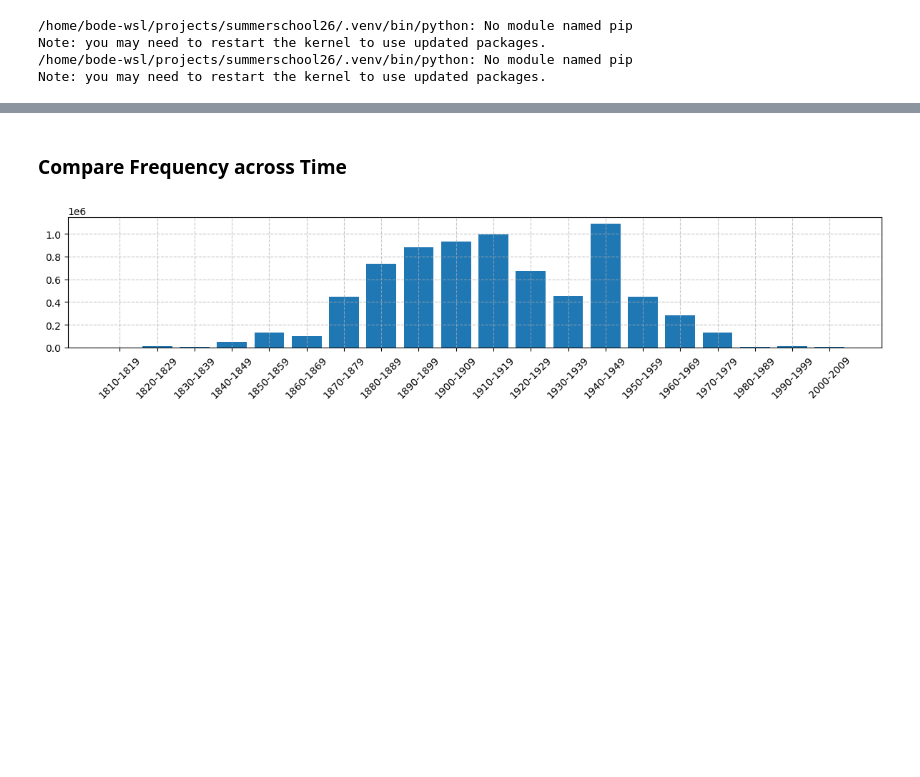
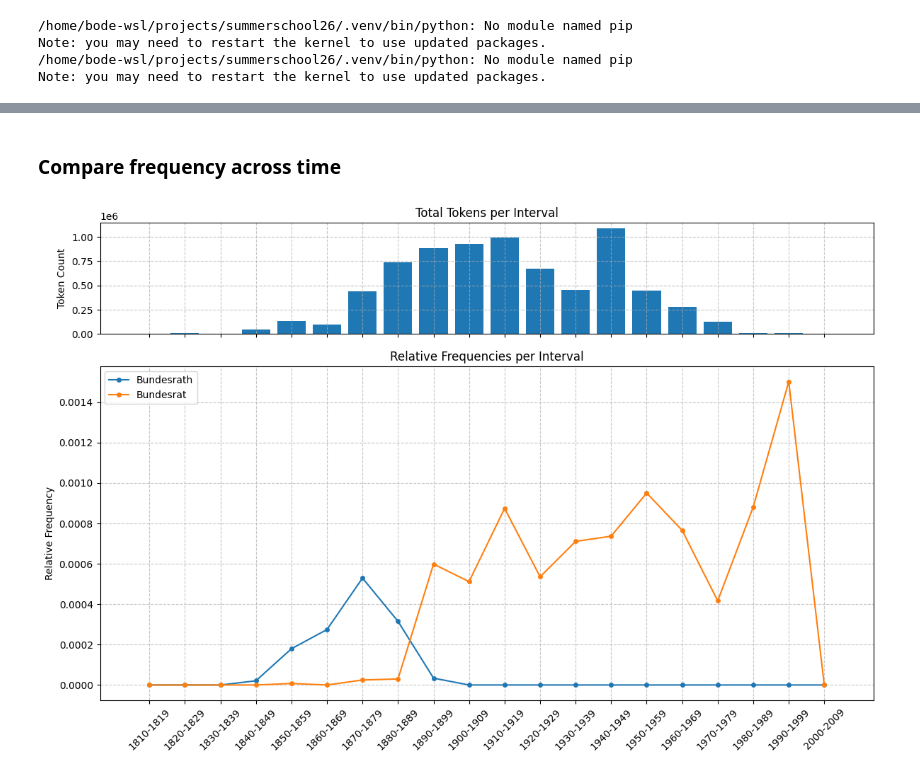
Before and after one commit to zentralbibliothek-zuerich/zblab-summerschool-2026, a Jupyter notebook: notebooks/03_frequency_and_keyness.ipynb, the cells around one changed output, grey strips where cells are left out. Saved outputs shown, nothing was run; the diff lists cells and outputs as text; code cells hidden in the pictures; blank space fills up the shorter version.

```diff
--- a/notebooks/03_frequency_and_keyness.ipynb
+++ b/notebooks/03_frequency_and_keyness.ipynb
@@ -161,7 +167,7 @@ AssertionError: ❌ Cancelled.
 # %%
-if "lemmas" not in raw_df.columns:
+if "lemmas" not in raw_df.columns or raw_df["lemmas"].isna().all():
     raw_df = raw_df.join(lemma_df)
 
-if "tokens" not in raw_df.columns:
+if "tokens" not in raw_df.columns or raw_df["tokens"].isna().all():
     raw_df = raw_df.join(wordform_df)
 # %% [markdown]
@@ -169,16 +174,0 @@ if "tokens" not in raw_df.columns:
-# %%
-from collections import Counter
-
-
-
-def count_tokens(df, column: str) -> Counter:
-    counter = Counter()
-    for doc in tqdm(df[column], desc="Counting Tokens", leave=False):
-        for sentence in doc:
-            for token in sentence:
-                counter[token] += 1
-    return counter
-
-lemma_c = count_tokens(raw_df, "lemmas")
-
-lemma_c.most_common(10)
@@ -195,0 +175,16 @@ lemma_c.most_common(10)
+# %%
+from collections import Counter
+
+def count_tokens(df, column: Literal["lemmas", "tokens"], show_progress: bool = True) -> Counter:
+
+    counter = Counter()
+    for doc in tqdm(df[column], desc="Counting Tokens", leave=False, disable=not show_progress):
+        for sentence in doc:
+            for token in sentence:
+                counter[token] += 1
+    return counter
+
+# ⬇️⬇️⬇️
+c = count_tokens(raw_df, "lemmas") # or "tokens")
+c.most_common(10)
+# ⬆️⬆️⬆️
@@ -196,3 +202,3 @@ lemma_c.most_common(10)
 # %% [markdown]
-### Compare Frequency across Time
+### Compare frequency across time
 # %%
@@ -288,7 +315,7 @@ class FrequencyAnalysisDiachronic:
 # %%
-fa_diachron = FrequencyAnalysisDiachronic(raw_df, "lemmas", 10)
+fa_diachron = FrequencyAnalysisDiachronic(raw_df, column="lemmas", n_years=10)
 # %%
-fa_diachron.plot_interval_totals()
+fa_diachron.plot_frequencies(["Bundesrath", "Bundesrat"], freqtype="relative")
 # %% [output]
-[figure, old version]
+[figure, new version]
 # %%
```
Also changed, not shown: parts of 52 cells of this notebook, 11 other files.
